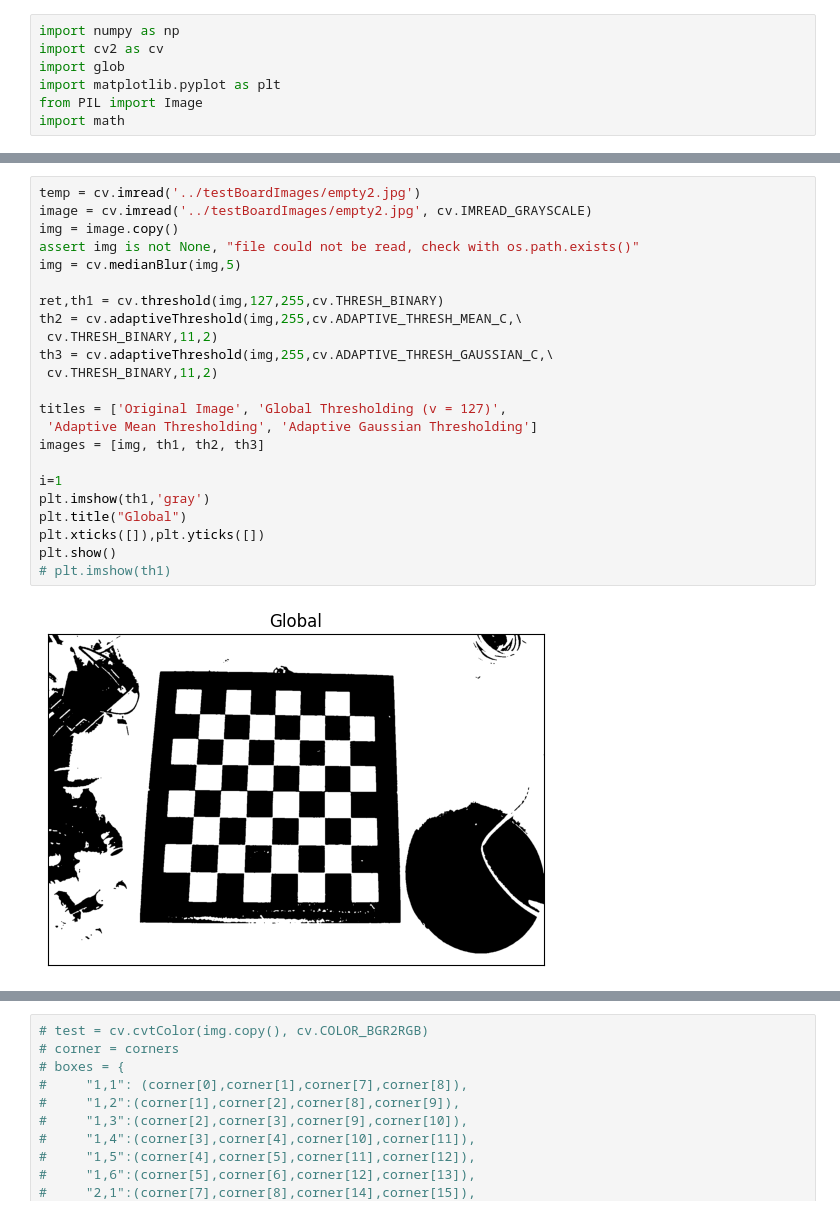
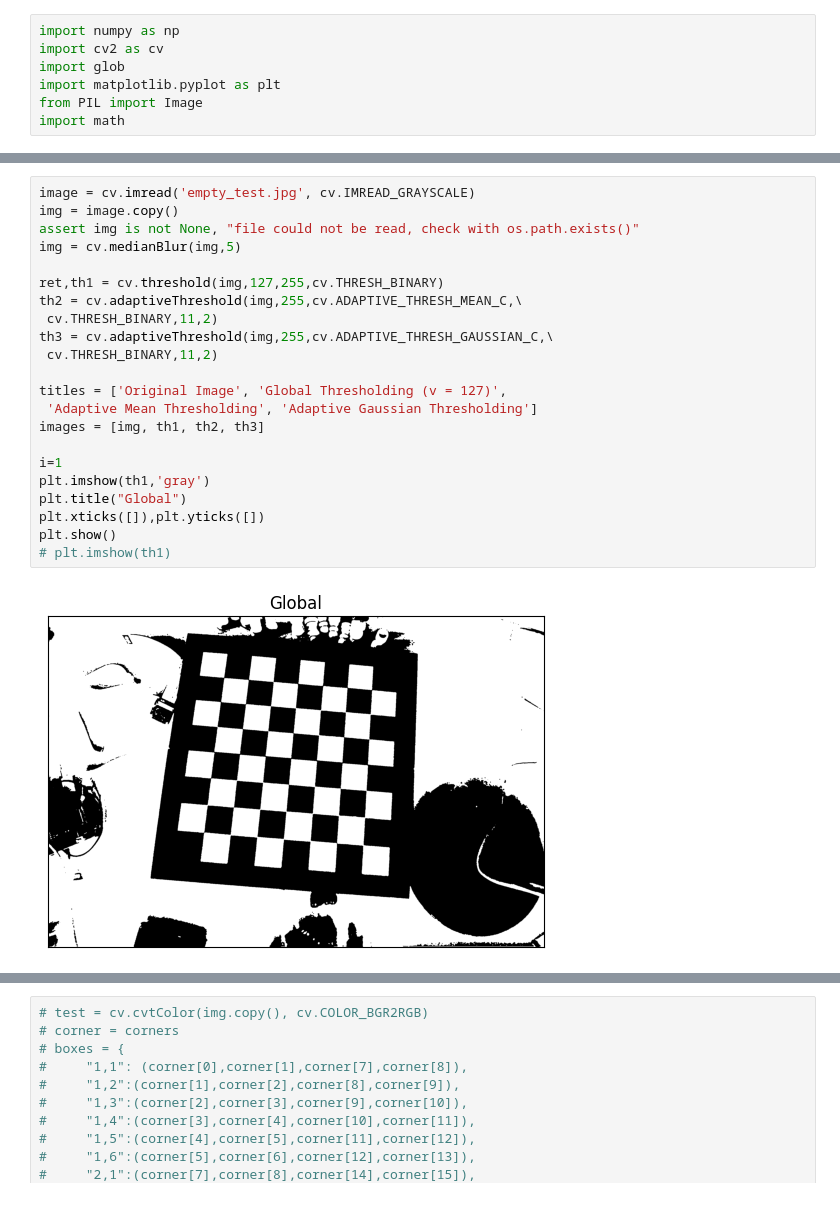
Before and after one commit to ArnavVarshney/chess-bot, a Jupyter notebook: tileScan.ipynb, the cells around one changed output, grey strips where cells are left out. Drawn from its saved outputs; the diff is of its cells as text.

```diff
--- a/tileScan.ipynb
+++ b/tileScan.ipynb
@@ -19,28 +19,27 @@ hsv = cv.cvtColor(img, cv.COLOR_BGR2HSV)
 # %%
-temp = cv.imread('../testBoardImages/empty2.jpg')
-image = cv.imread('../testBoardImages/empty2.jpg', cv.IMREAD_GRAYSCALE)
+image = cv.imread('empty_test.jpg', cv.IMREAD_GRAYSCALE)
 img = image.copy()
 assert img is not None, "file could not be read, check with os.path.exists()"
 img = cv.medianBlur(img,5)
 
 ret,th1 = cv.threshold(img,127,255,cv.THRESH_BINARY)
 th2 = cv.adaptiveThreshold(img,255,cv.ADAPTIVE_THRESH_MEAN_C,\
  cv.THRESH_BINARY,11,2)
 th3 = cv.adaptiveThreshold(img,255,cv.ADAPTIVE_THRESH_GAUSSIAN_C,\
  cv.THRESH_BINARY,11,2)
 
 titles = ['Original Image', 'Global Thresholding (v = 127)',
  'Adaptive Mean Thresholding', 'Adaptive Gaussian Thresholding']
 images = [img, th1, th2, th3]
 
 i=1
 plt.imshow(th1,'gray')
 plt.title("Global")
 plt.xticks([]),plt.yticks([])
 plt.show()
 # plt.imshow(th1)
 # %% [output]
-[figure, old version]
+[figure, new version]
 # %%
 krn = cv.getStructuringElement(cv.MORPH_RECT, (50, 30))
 dlt = cv.dilate(th1, krn, iterations=5)
```
Also changed, not shown: parts of 9 cells of this notebook, 5 other files.
